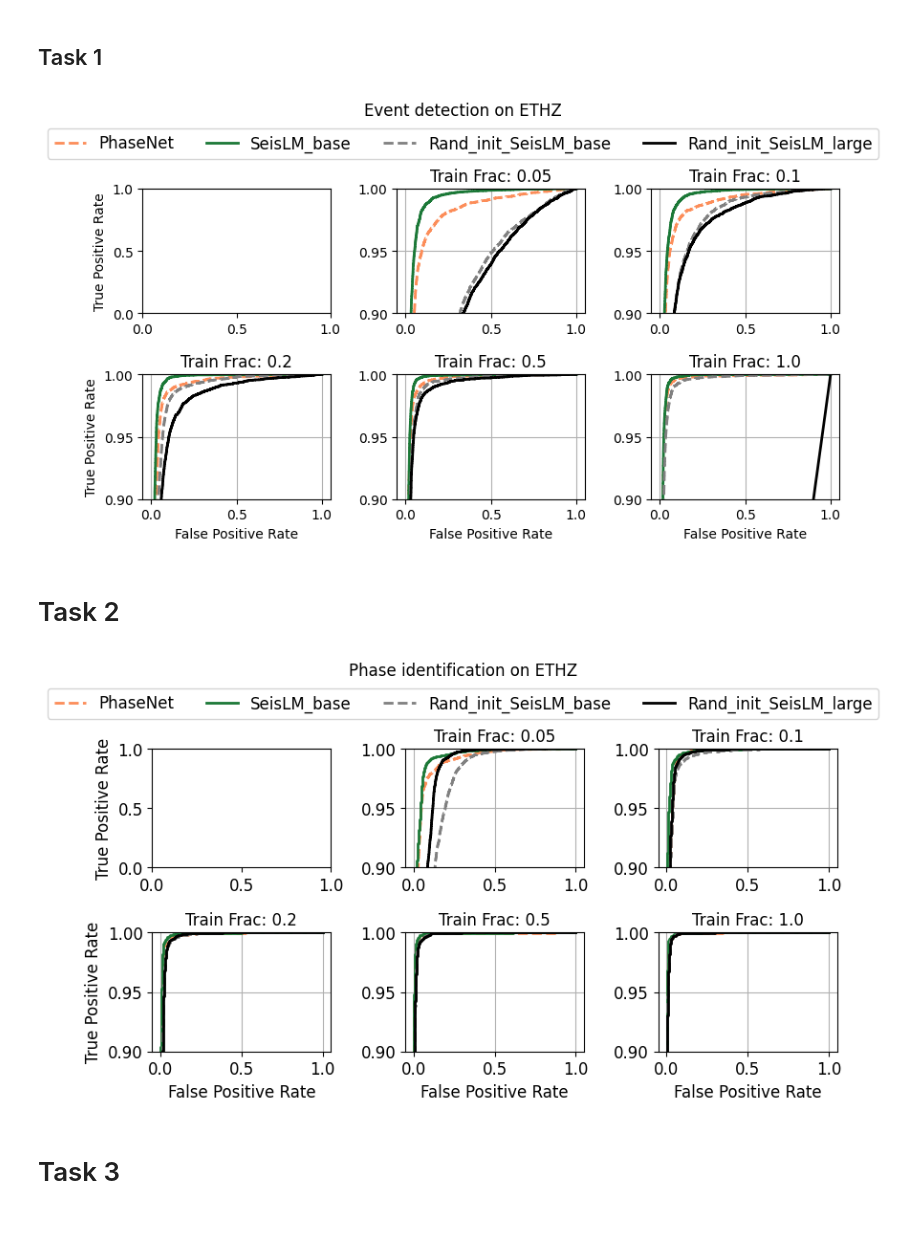
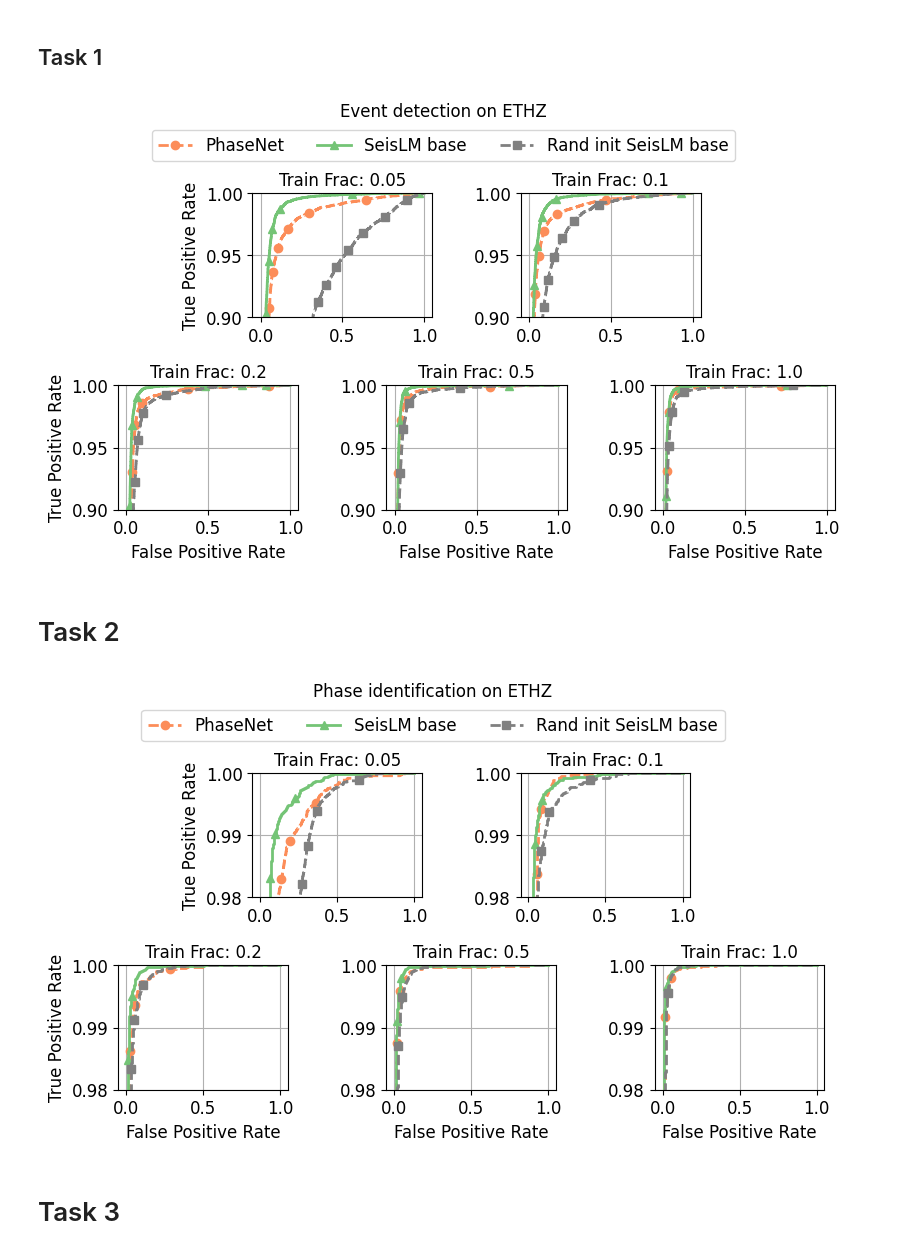
Before and after one commit to liutianlin0121/seisLM, a Jupyter notebook: notebooks/phasepick/phasepick-plot-results-single-dataset.ipynb, the cells around one changed output. Saved outputs shown, nothing was run; the diff lists cells and outputs as text; code cells hidden in the pictures; blank space fills up the shorter version.

Commit message:
edit phasepick plots

```diff
--- a/notebooks/phasepick/phasepick-plot-results-single-dataset.ipynb
+++ b/notebooks/phasepick/phasepick-plot-results-single-dataset.ipynb
@@ -16,7 +19,7 @@ from matplotlib import rcParams
 # %%
-from ml_collections import config_dict
 training_fracs = ['0.05', '0.1', '0.2', '0.5', '1.0']
 eval_set = 'test'
+seislm_variant = 'base'
 data_name = 'ETHZ'
 # data_name = 'GEOFON'
 # data_name = 'STEAD'
@@ -92,8 +65,18 @@ FONT_SIZE = 12
 # %% [markdown]
 ## Task 1
 # %%
-fig, axes = plt.subplots(2, 3, figsize=(A4_WIDTH, A4_WIDTH/1.7))  # A4 paper size, width: 8.27 inches, height: 11.69 inches
-axes = axes.ravel()  # Flatten the 2x3 array of axes to easily iterate
+# fig, axes = plt.subplots(2, 3, figsize=(A4_WIDTH, A4_WIDTH/1.7))  # A4 paper size, width: 8.27 inches, height: 11.69 inches
+# axes = axes.ravel()  # Flatten the 2x3 array of axes to easily iterate
+fig = plt.figure(figsize=(A4_WIDTH, A4_WIDTH/1.7))
+gs = fig.add_gridspec(2, 6)
+
+ax00 = fig.add_subplot(gs[0, 1:3])
+ax01 = fig.add_subplot(gs[0, 3:5])
+ax10 = fig.add_subplot(gs[1, 0:2])
+ax11 = fig.add_subplot(gs[1, 2:4])
+ax12 = fig.add_subplot(gs[1, 4:6])
+
+axes = [ax00, ax01, ax10, ax11, ax12]
 
 plt.rcParams.update({
     'font.size': FONT_SIZE,  # General font size
@@ -107,56 +90,73 @@ plt.rcParams.update({
 # Initialize variables to store the handles and labels for the legend
 handles, labels = None, None
 
-i = 1
+i = 0
 
 # Plotting loop
 for train_frac, result_of_models in all_training_frac_results.items():
     ax = axes[i]
     for model_name, model_result in result_of_models.items():
+      if ('seislm' not in model_name.lower()) or (
+        'seislm' in model_name.lower() and seislm_variant in model_name.lower()
+      ):
         line, = ax.plot(
             model_result['event_detection']['fpr'],
             model_result['event_detection']['tpr'],
-            label=model_name,
-            **model_kwargs[model_name]
+            label=model_name.replace('_', ' '),
+            markevery=250,
+            **plot_kwargs[model_name]
         )
 
     ax.set_ylim([0.9, 1])
-    if i >= 3:
+    if i >= 2:
         ax.set_xlabel('False Positive Rate')
     ax.grid(True)
     ax.set_title(f'Train Frac: {train_frac}')
 
     # Store the handles and labels for the legend (only capture once)
     if handles is None and labels is None:
         handles, labels = ax.get_legend_handles_labels()
 
     i += 1
 
 # Add y-axis labels
 axes[0].set_ylabel("True Positive Rate")
-axes[3].set_ylabel("True Positive Rate")
+axes[2].set_ylabel("True Positive Rate")
 
 # Add a single legend at the top
 fig.legend(handles, labels, loc='upper center', ncol=len(labels), bbox_to_anchor=(0.5, 0.94), frameon=True)
 
 # Add a super title for the figure
 plt.suptitle(f'Event detection on {data_name}')
 
 # Adjust layout to fit everything neatly
 plt.tight_layout(rect=[0, 0, 1, 0.95])  # Leave space for the legend
 
 # Show the plot
 plt.show()
 
 # Save the figure with embedded fonts
 fig.savefig(project_path.FIGURE_DIR + f'/event_detection_{data_name}.pdf', bbox_inches='tight')
 # %% [output]
-[figure, old version]
+[figure, new version]
 # %% [markdown]
 # Task 2
 # %%
-fig, axes = plt.subplots(2, 3, figsize=(A4_WIDTH, A4_WIDTH/1.7))  # A4 paper size, width: 8.27 inches, height: 11.69 inches
-axes = axes.ravel()  # Flatten the 2x3 array of axes to easily iterate
+# fig, axes = plt.subplots(2, 3, figsize=(A4_WIDTH, A4_WIDTH/1.7))  # A4 paper size, width: 8.27 inches, height: 11.69 inches
+# axes = axes.ravel()  # Flatten the 2x3 array of axes to easily iterate
+
+fig = plt.figure(figsize=(A4_WIDTH, A4_WIDTH/1.7))
+gs = fig.add_gridspec(2, 6)
+
+ax00 = fig.add_subplot(gs[0, 1:3])
+ax01 = fig.add_subplot(gs[0, 3:5])
+ax10 = fig.add_subplot(gs[1, 0:2])
+ax11 = fig.add_subplot(gs[1, 2:4])
+ax12 = fig.add_subplot(gs[1, 4:6])
+
+axes = [ax00, ax01, ax10, ax11, ax12]
+
+
 
 plt.rcParams.update({
     'font.size': FONT_SIZE,  # General font size
@@ -171,21 +171,27 @@ plt.rcParams.update({
 # Initialize variables to store the handles and labels for the legend
 handles, labels = None, None
 
-i = 1
+i = 0
 
 # Plotting loop
 for train_frac, result_of_models in all_training_frac_results.items():
     ax = axes[i]
     for model_name, model_result in result_of_models.items():
+      if ('seislm' not in model_name.lower()) or (
+        'seislm' in model_name.lower() and seislm_variant in model_name.lower()
+      ):
+
         line, = ax.plot(
             model_result['phase_identification']['fpr'],
             model_result['phase_identification']['tpr'],
-            label=model_name,
-            **model_kwargs[model_name]
+            # label=model_name,
+            label=model_name.replace('_', ' '),
+            markevery=100,
+            **plot_kwargs[model_name]
         )
 
-    ax.set_ylim([0.9, 1])
-    if i >= 3:
+    ax.set_ylim([0.98, 1])
+    if i >= 2:
         ax.set_xlabel('False Positive Rate')
     ax.grid(True)
     ax.set_title(f'Train Frac: {train_frac}')
@@ -198,7 +204,7 @@ for train_frac, result_of_models in all_training_frac_results.items():
 
 # Add y-axis labels
 axes[0].set_ylabel("True Positive Rate")
-axes[3].set_ylabel("True Positive Rate")
+axes[2].set_ylabel("True Positive Rate")
 
 # Add a single legend at the top
 fig.legend(handles, labels, loc='upper center', ncol=len(labels), bbox_to_anchor=(0.5, 0.94), frameon=True)
@@ -215,6 +221,6 @@ plt.show()
 # Save the figure with embedded fonts
 fig.savefig(project_path.FIGURE_DIR + f'/phase_identification_{data_name}.pdf', bbox_inches='tight')
 # %% [output]
-[figure, old version]
+[figure, new version]
 # %% [markdown]
 # Task 3
```
Also changed, not shown: parts of 4 cells of this notebook, 6 other files.
